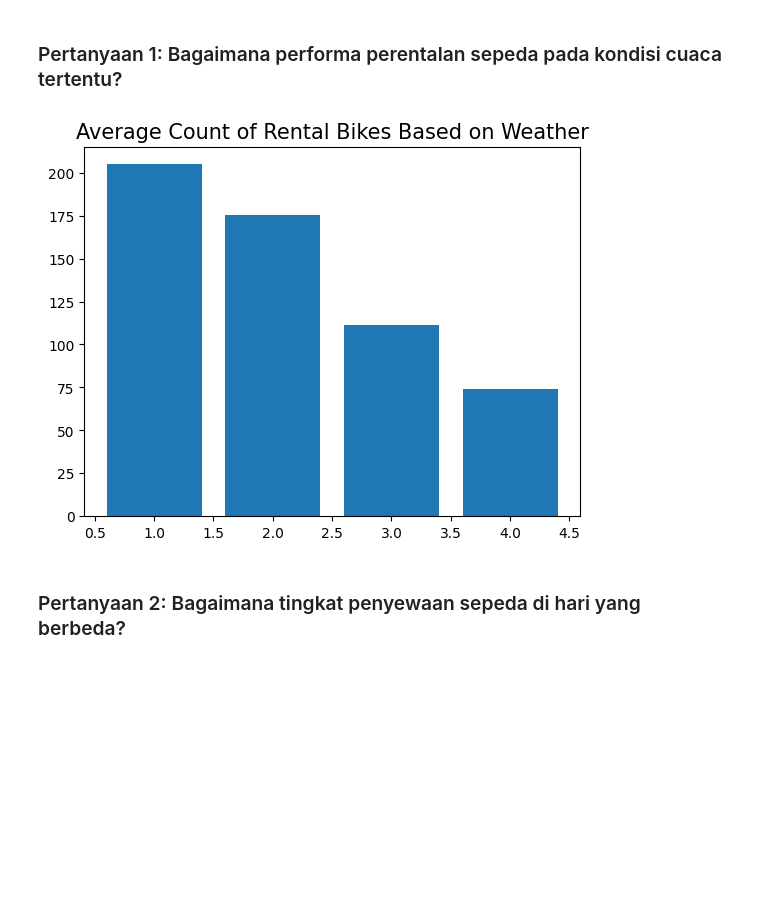
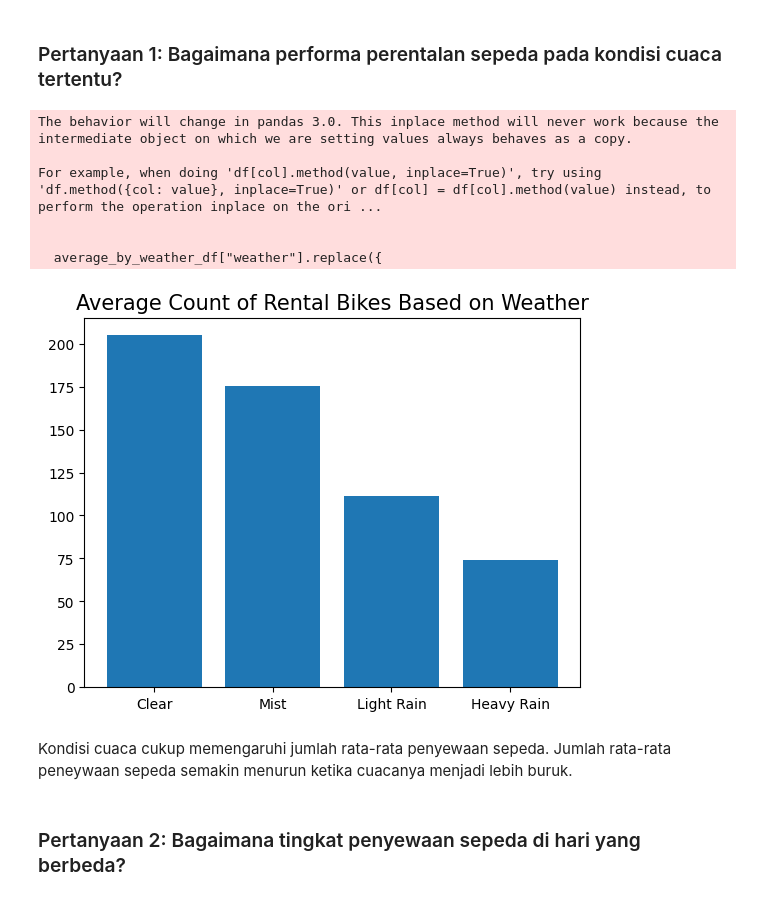
Before and after one commit to Chr1ztt/bike-sharing-analysis, a Jupyter notebook: notebook.ipynb, the cells around one changed output. Drawn from its saved outputs; the diff is of its cells as text; code cells hidden in the pictures; blank space fills up the shorter version.

```diff
--- a/notebook.ipynb
+++ b/notebook.ipynb
@@ -336,20 +342,34 @@ Dari hasil yang diperoleh, cuaca nomor 1 (cuaca cerah) memiliki rata-rata penyew
 # %%
 average_by_weather_df = hour_df.groupby(by="weather").agg({
   "count" : "mean"
 }).sort_values(by="count", ascending=False).reset_index()
 average_by_weather_df.rename(columns={
   "count" :"average"
+}, inplace=True)
+average_by_weather_df["weather"].replace({
+  1: "Clear",
+  2: "Mist",
+  3: "Light Rain",
+  4: "Heavy Rain"
 }, inplace=True)
 
 plt.bar(
   average_by_weather_df["weather"],
   average_by_weather_df["average"],
 )
 plt.title("Average Count of Rental Bikes Based on Weather", loc="center", fontsize=15)
 # plt.xticks(average_by_weather_df["weather"])
 plt.show()
 # %% [output]
+The behavior will change in pandas 3.0. This inplace method will never work because the intermediate object on which we are setting values always behaves as a copy.
+
+For example, when doing 'df[col].method(value, inplace=True)', try using 'df.method({col: value}, inplace=True)' or df[col] = df[col].method(value) instead, to perform the operation inplace on the ori ...
+
+
+  average_by_weather_df["weather"].replace({
-[figure, old version]
+[figure, new version]
+# %% [markdown]
+Kondisi cuaca cukup memengaruhi jumlah rata-rata penyewaan sepeda. Jumlah rata-rata peneywaan sepeda semakin menurun ketika cuacanya menjadi lebih buruk.
 # %% [markdown]
 ### Pertanyaan 2: Bagaimana tingkat penyewaan sepeda di hari yang berbeda?
 # %%
```
Also changed, not shown: parts of 9 cells of this notebook.
